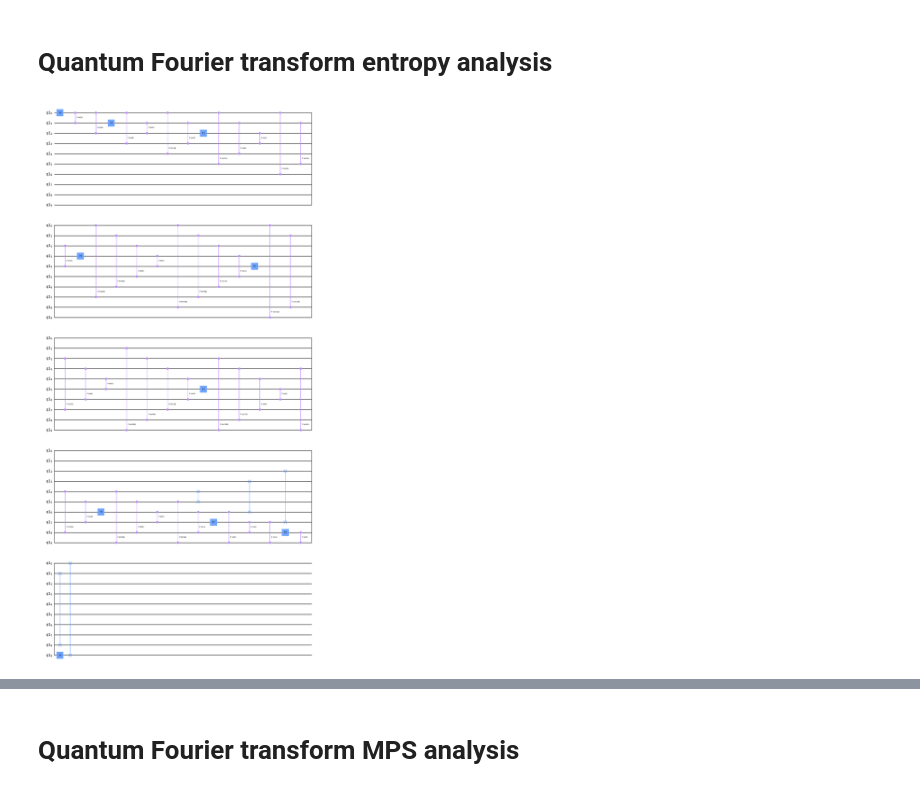
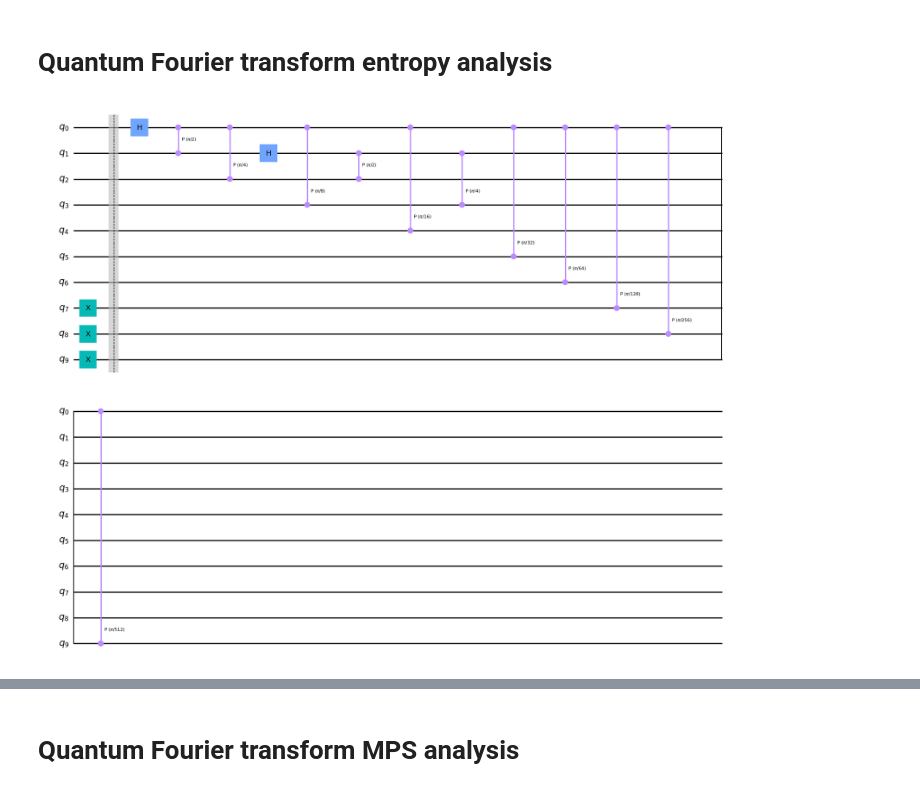
Before and after one commit to cezaris13/Quantum-ideas-factory-tensor-networks, a Jupyter notebook: tensor_networks_and_entropy.ipynb, the cells around one changed output, grey strips where cells are left out. Cells and saved outputs as stored; diff of their text form; code cells hidden in the pictures.

```diff
--- a/tensor_networks_and_entropy.ipynb
+++ b/tensor_networks_and_entropy.ipynb
@@ -324,11 +357,12 @@ n=17  sv=  123.650s  mps=3.997s
 # %% [markdown]
 # Quantum Fourier transform entropy analysis
 # %%
-n = 10
+qubits = 10
 t = 10
+initial_state = 0b111
 
-qc = qft.qft(n, t)
+qc = qft.qft(qubits, t, initial_state)
 
 qc.draw(output="mpl", style="clifford")
 # %% [output]
-[figure, old version]
+[figure, new version]
```
Also changed, not shown: parts of 23 cells of this notebook, 19 other files.
